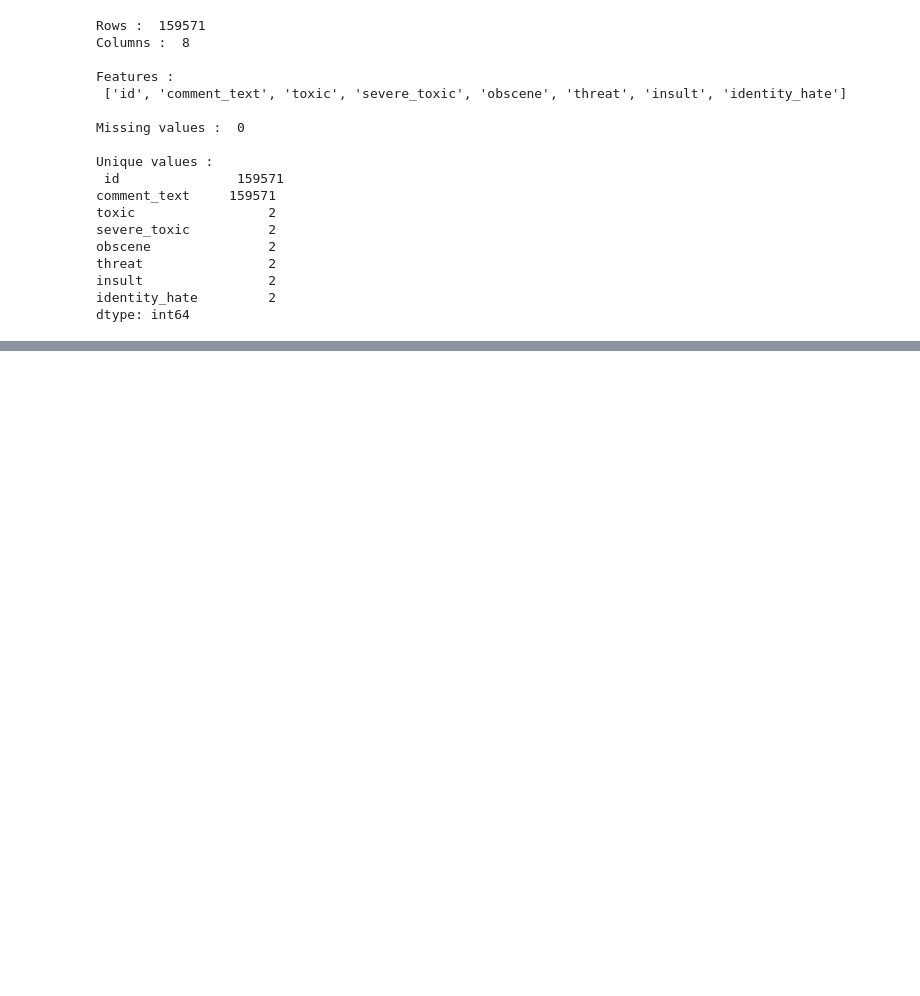
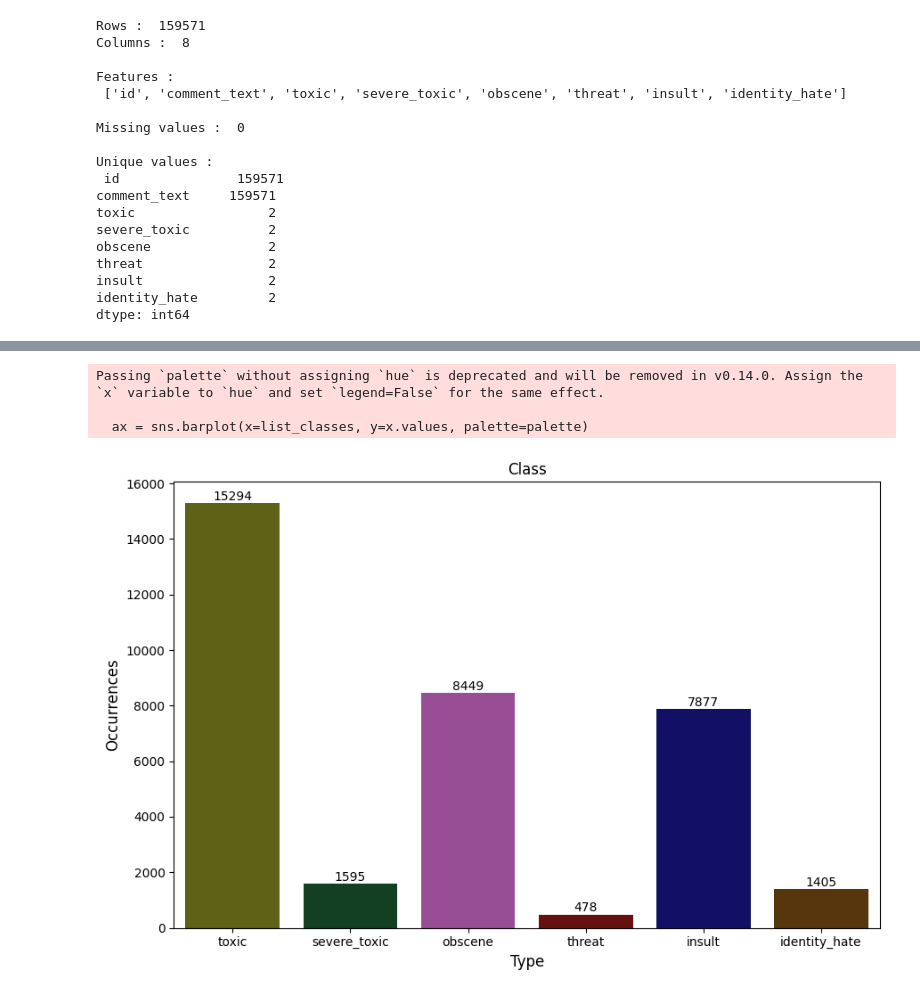
Before and after one commit to 23092003e/Toxic-Comment-with-LSTM-CNN, a Jupyter notebook: DataPreprocess.ipynb, the cells around one changed output, grey strips where cells are left out. Saved outputs shown, nothing was run; the diff lists cells and outputs as text; code cells hidden in the pictures; blank space fills up the shorter version.

Commit message:
Updating Data Visualization

```diff
--- a/DataPreprocess.ipynb
+++ b/DataPreprocess.ipynb
@@ -35,3 +15,15 @@ train_df
+# %%
+toxicWordsTrain=pd.read_csv("D:/Data Science/Machine Learning/Toxic Comments with LSTM-CNN/Toxic-Comment-with-LSTM-CNN/dataset/jigsaw-toxic-comment-classification-challenge/train.csv").fillna(' ')
+toxicWordsTest=pd.read_csv("D:/Data Science/Machine Learning/Toxic Comments with LSTM-CNN/Toxic-Comment-with-LSTM-CNN/dataset/jigsaw-toxic-comment-classification-challenge/test.csv").fillna(' ')
+
+#Class labels
+list_classes = ["toxic", "severe_toxic", "obscene", "threat", "insult", "identity_hate"]
+
+y_train = toxicWordsTrain[list_classes].values
+x_train = toxicWordsTrain["comment_text"]
+x_test  = toxicWordsTest["comment_text"]
+
+submission = pd.read_csv("D:/Data Science/Machine Learning/Toxic Comments with LSTM-CNN/Toxic-Comment-with-LSTM-CNN/dataset/jigsaw-toxic-severity-rating/sample_submission.csv")
 # %%
 def overall(df):
     print ("Rows : " ,df.shape[0])
@@ -79,0 +55,29 @@ train_df.loc[train_df['toxic']==1]
+# %%
+colors_list = ["brownish green", "pine green", "ugly purple", "blood", "deep blue", "brown", "azure"]
+
+palette = sns.xkcd_palette(colors_list)
+
+x = toxicWordsTrain.iloc[:, 2:].sum()
+
+# Vẽ biểu đồ
+plt.figure(figsize=(9, 6))
+ax = sns.barplot(x=list_classes, y=x.values, palette=palette)
+
+plt.title("Class")
+plt.xlabel("Type", fontsize=12)
+plt.ylabel("Occurrences", fontsize=12)
+
+# Add values to columns
+rects = ax.patches
+for rect, label in zip(rects, x.values):
+    height = rect.get_height()
+    ax.text(rect.get_x() + rect.get_width() / 2, height + 10, int(label),
+            ha='center', va='bottom')
+
+plt.tight_layout()
+plt.show()
+# %% [output]
+Passing `palette` without assigning `hue` is deprecated and will be removed in v0.14.0. Assign the `x` variable to `hue` and set `legend=False` for the same effect.
+
+  ax = sns.barplot(x=list_classes, y=x.values, palette=palette)
+[figure, added]
```
Also changed, not shown: parts of 5 cells of this notebook.
